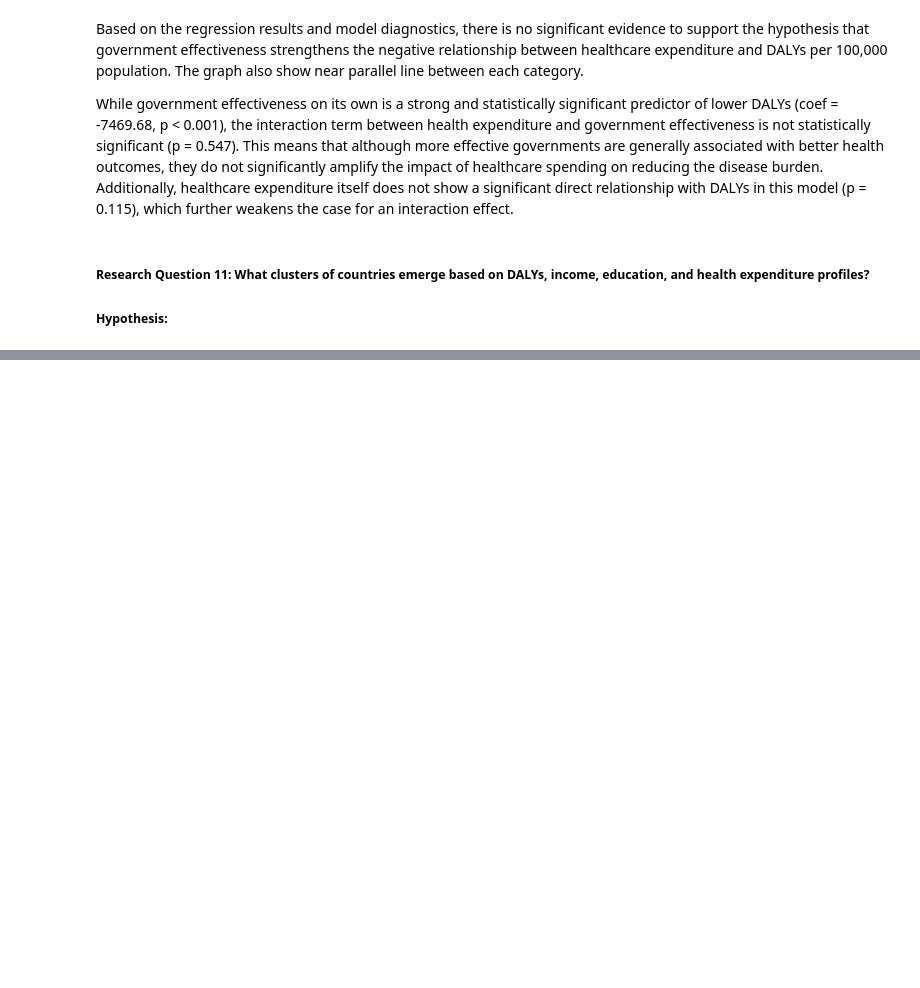
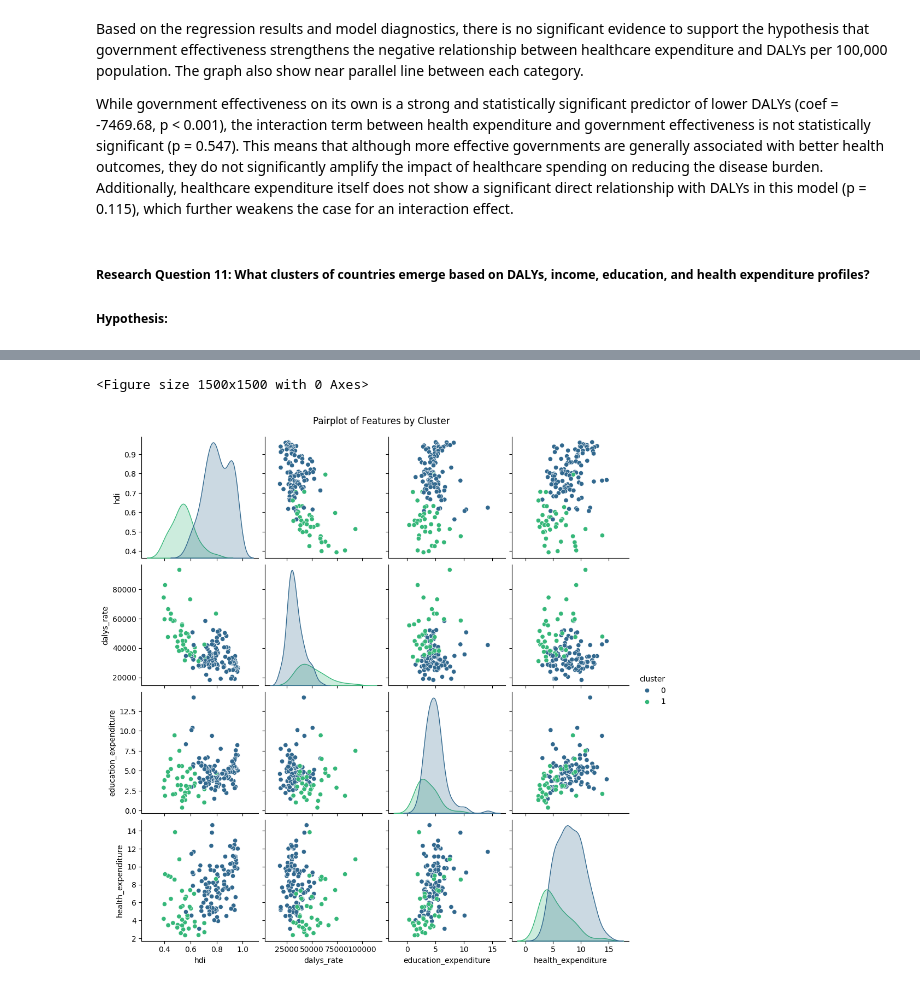
Before and after one commit to AimanIskndr/bdata-daly-socioeconomic, a Jupyter notebook: analysis.ipynb, the cells around one changed output, grey strips where cells are left out. Cells and saved outputs as stored; diff of their text form; code cells hidden in the pictures; blank space fills up the shorter version.

```diff
--- a/analysis.ipynb
+++ b/analysis.ipynb
@@ -1506,0 +1645,9 @@ While government effectiveness on its own is a strong and statistically signific
+# %%
+# see how each feature varies across clusters
+plt.figure(figsize=(15, 15))
+sns.pairplot(df11, vars=features, hue='cluster', palette='viridis')
+plt.suptitle('Pairplot of Features by Cluster', y=1.02)
+plt.show()
+# %% [output]
+<Figure size 1500x1500 with 0 Axes>
+[figure, added]
```
Also changed, not shown: parts of 10 cells of this notebook.
